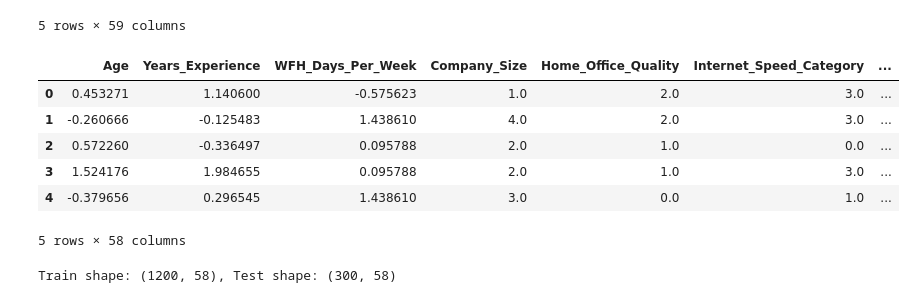
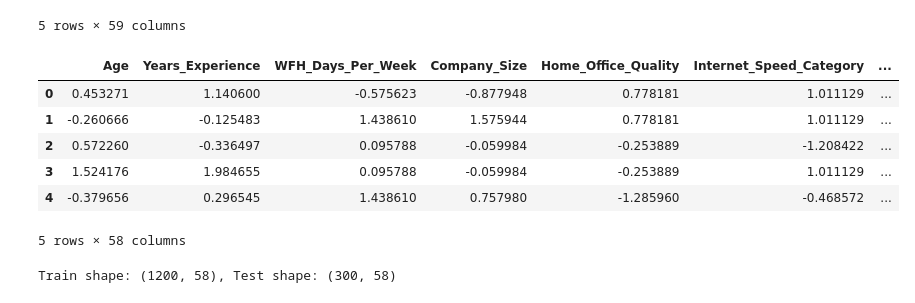
Before and after one commit to EfeDogan/429Project, a Jupyter notebook: project.ipynb, the cells around one changed output. Cells and saved outputs as stored; diff of their text form; code cells hidden in the pictures.

```diff
--- a/new_dataset.ipynb
+++ b/project.ipynb
@@ -221,20 +248,18 @@ df.head()
 5 rows × 59 columns
 # %%
 # Preparing data for modeling
-from sklearn.model_selection import train_test_split
-from sklearn.preprocessing import StandardScaler
 sclaer = StandardScaler()
-df[numerical_cols] = sclaer.fit_transform(df[numerical_cols])
-X = df.drop(columns=['Productivity_Score'])
-y = df['Productivity_Score']
+df_scaled = pd.DataFrame(sclaer.fit_transform(df), columns=df.columns)  # Convert back to DataFrame
+X = df_scaled.drop(columns=['Productivity_Score'])
+y = df_scaled['Productivity_Score']
 X.head()
 # %% [output]
 |  | Age | Years_Experience | WFH_Days_Per_Week | Company_Size | Home_Office_Quality | Internet_Speed_Category | ... |
-| 0 | 0.453271 | 1.140600 | -0.575623 | 1.0 | 2.0 | 3.0 | ... |
-| 1 | -0.260666 | -0.125483 | 1.438610 | 4.0 | 2.0 | 3.0 | ... |
-| 2 | 0.572260 | -0.336497 | 0.095788 | 2.0 | 1.0 | 0.0 | ... |
-| 3 | 1.524176 | 1.984655 | 0.095788 | 2.0 | 1.0 | 3.0 | ... |
-| 4 | -0.379656 | 0.296545 | 1.438610 | 3.0 | 0.0 | 1.0 | ... |
+| 0 | 0.453271 | 1.140600 | -0.575623 | -0.877948 | 0.778181 | 1.011129 | ... |
+| 1 | -0.260666 | -0.125483 | 1.438610 | 1.575944 | 0.778181 | 1.011129 | ... |
+| 2 | 0.572260 | -0.336497 | 0.095788 | -0.059984 | -0.253889 | -1.208422 | ... |
+| 3 | 1.524176 | 1.984655 | 0.095788 | -0.059984 | -0.253889 | 1.011129 | ... |
+| 4 | -0.379656 | 0.296545 | 1.438610 | 0.757980 | -1.285960 | -0.468572 | ... |
 5 rows × 58 columns
 # %%
 # Train-test split
```
Also changed, not shown: parts of 30 cells of this notebook, 3 other files.
